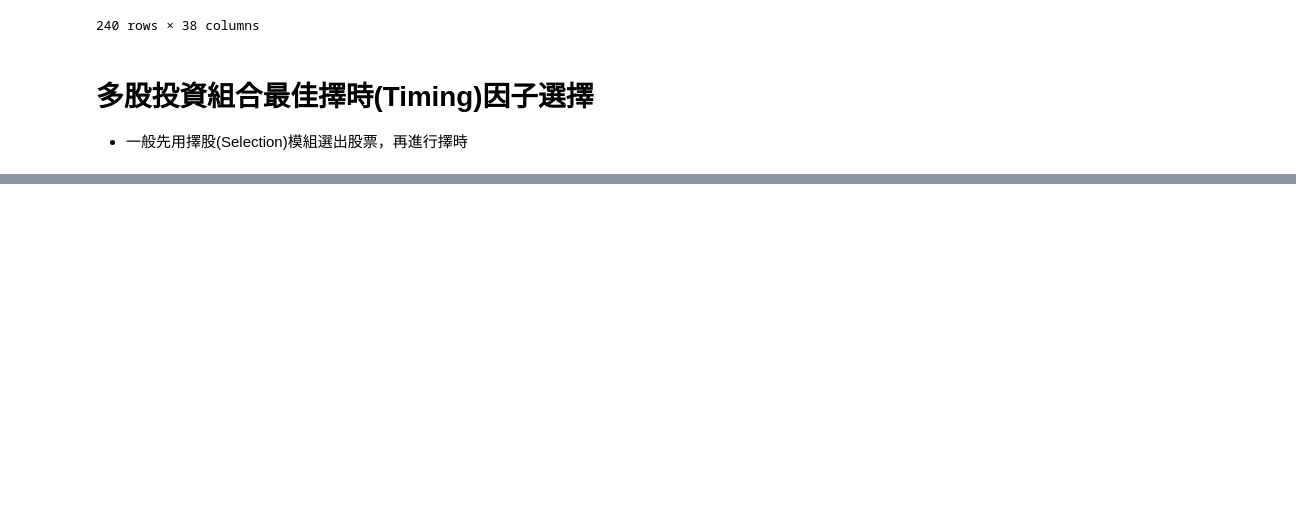
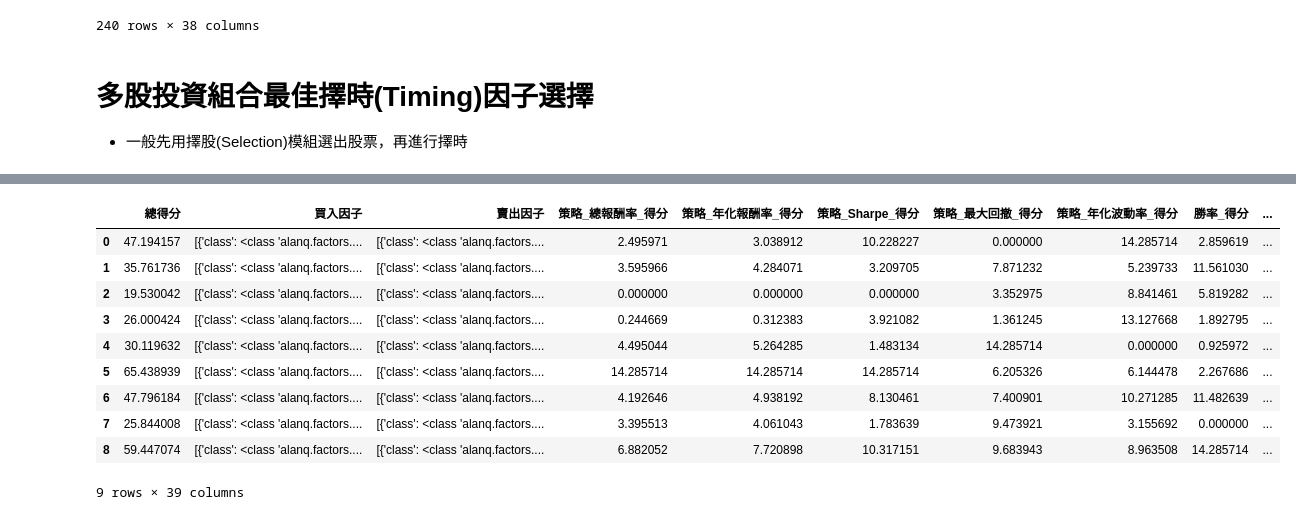
Before and after one commit to Alan-Cheng/q-trade, a Jupyter notebook: CH9-度量與優化.ipynb, the cells around one changed output, grey strips where cells are left out. Saved outputs shown, nothing was run; the diff lists cells and outputs as text; code cells hidden in the pictures; blank space fills up the shorter version.

```diff
--- a/CH9-度量與優化.ipynb
+++ b/CH9-度量與優化.ipynb
@@ -142,3 +142,34 @@ results_df
 # %% [markdown]
 # 多股投資組合最佳擇時(Timing)因子選擇
 * 一般先用擇股(Selection)模組選出股票，再進行擇時
+# %%
+from alanq.optimization import ParameterSpace, MultiStockFactorOptimizer
+from alanq.factors.timing import BreakoutBuyFactor, BreakdownSellFactor
+from alanq.data import StockDataManager
+
+# 1. 準備多股票資料
+data_manager = StockDataManager(["AAPL", "TSLA", "MSFT"], start_date="2020-01-01")
+stock_data = {symbol: data_manager.get_kl_pd(symbol) for symbol in ["AAPL", "TSLA", "MSFT"]}
+
+# 2. 定義參數空間
+param_space = ParameterSpace()
+param_space.add_buy_factor(BreakoutBuyFactor, {'xd': [20, 40, 60]})
+param_space.add_sell_factor(BreakdownSellFactor, {'xd': [10, 20, 25]})
+
+# 3. 執行優化
+optimizer = MultiStockFactorOptimizer(
+        stock_data=stock_data,              # 必要：股票資料字典
+        parameter_space=param_space,          # 必要：參數空間定義
+        initial_capital=1_000_000,           # 可選：初始資金（預設 1,000,000）
+        slippage_factors=None,   # 可選：滑價因子列表（預設 None）
+        position_manager=None,    # 可選：倉位管理器（預設 None）
+        show_progress=True,                  # 可選：顯示進度條（預設 True）
+        n_jobs=-1,                          # 可選：並行進程數，-1=所有核心（預設 1）
+        metric_weights=None,       # 可選：指標權重字典（預設 None=等權重）
+    )
+
+best_config, results_df = optimizer.optimize()
+
+# 4. 查看結果
+print(f"最佳配置: {best_config}")
+print(f"前 10 名: {optimizer.get_top_n(10)}")
@@ -144,0 +205,14 @@ results_df
+# %%
+results_df
+# %% [output]
+|  | 總得分 | 買入因子 | 賣出因子 | 策略_總報酬率_得分 | 策略_年化報酬率_得分 | 策略_Sharpe_得分 | 策略_最大回撤_得分 | 策略_年化波動率_得分 | 勝率_得分 | ... |
+| 0 | 47.194157 | [{'class': <class 'alanq.factors.... | [{'class': <class 'alanq.factors.... | 2.495971 | 3.038912 | 10.228227 | 0.000000 | 14.285714 | 2.859619 | ... |
+| 1 | 35.761736 | [{'class': <class 'alanq.factors.... | [{'class': <class 'alanq.factors.... | 3.595966 | 4.284071 | 3.209705 | 7.871232 | 5.239733 | 11.561030 | ... |
+| 2 | 19.530042 | [{'class': <class 'alanq.factors.... | [{'class': <class 'alanq.factors.... | 0.000000 | 0.000000 | 0.000000 | 3.352975 | 8.841461 | 5.819282 | ... |
+| 3 | 26.000424 | [{'class': <class 'alanq.factors.... | [{'class': <class 'alanq.factors.... | 0.244669 | 0.312383 | 3.921082 | 1.361245 | 13.127668 | 1.892795 | ... |
+| 4 | 30.119632 | [{'class': <class 'alanq.factors.... | [{'class': <class 'alanq.factors.... | 4.495044 | 5.264285 | 1.483134 | 14.285714 | 0.000000 | 0.925972 | ... |
+| 5 | 65.438939 | [{'class': <class 'alanq.factors.... | [{'class': <class 'alanq.factors.... | 14.285714 | 14.285714 | 14.285714 | 6.205326 | 6.144478 | 2.267686 | ... |
+| 6 | 47.796184 | [{'class': <class 'alanq.factors.... | [{'class': <class 'alanq.factors.... | 4.192646 | 4.938192 | 8.130461 | 7.400901 | 10.271285 | 11.482639 | ... |
+| 7 | 25.844008 | [{'class': <class 'alanq.factors.... | [{'class': <class 'alanq.factors.... | 3.395513 | 4.061043 | 1.783639 | 9.473921 | 3.155692 | 0.000000 | ... |
+| 8 | 59.447074 | [{'class': <class 'alanq.factors.... | [{'class': <class 'alanq.factors.... | 6.882052 | 7.720898 | 10.317151 | 9.683943 | 8.963508 | 14.285714 | ... |
+9 rows × 39 columns
```
Also changed, not shown: parts of 1 cell of this notebook, 2 other files.
